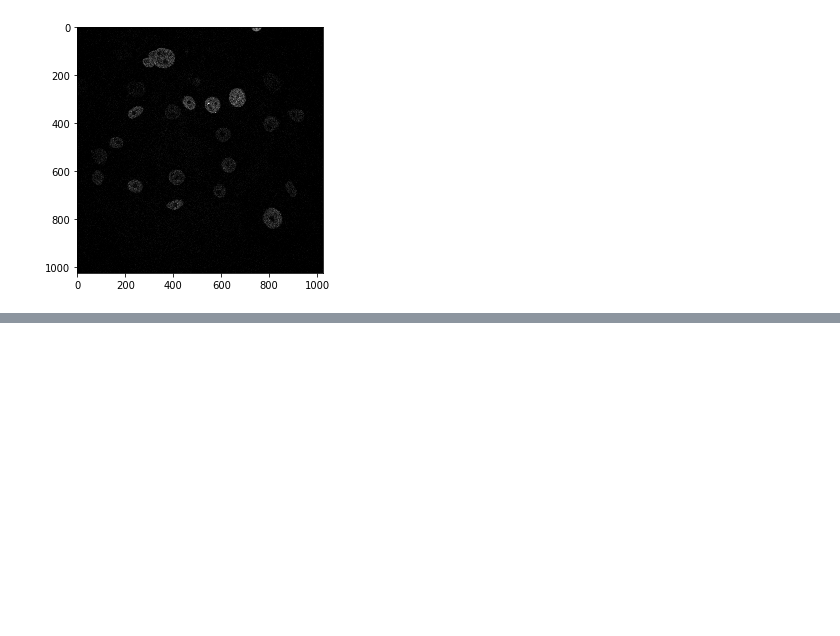
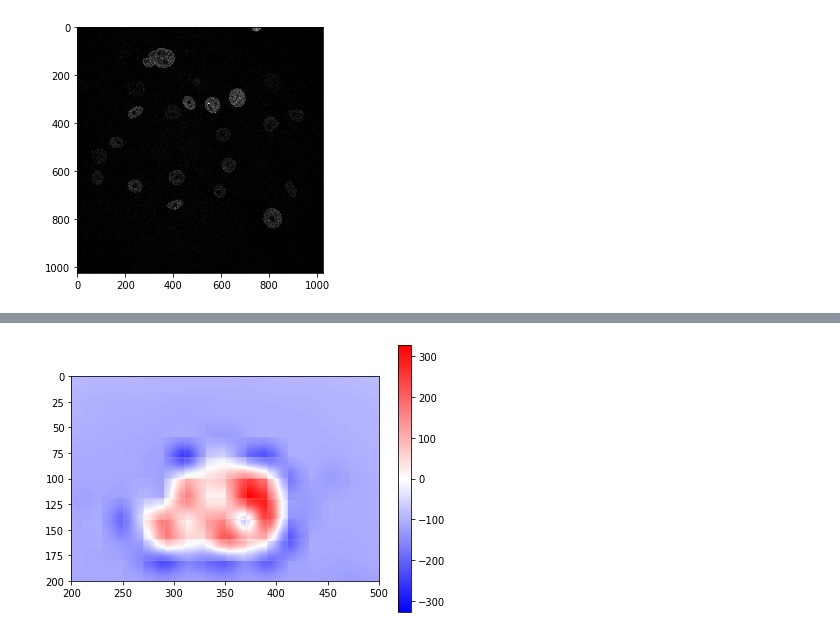
Before and after one commit to BMCV/SuperDSM, a Jupyter notebook: demo.ipynb, the cells around one changed output, grey strips where cells are left out. Cells and saved outputs as stored; diff of their text form; code cells hidden in the pictures; blank space fills up the shorter version.

```diff
--- a/demo.ipynb
+++ b/demo.ipynb
@@ -16,0 +33,3 @@ tight_layout()
+# %%
+roi = gocell.surface.Surface(g.model.shape, g.model, mask=mask)
+J, result = gocell.modelfit.modelfit(g, roi, t, 2., True, bg_radius=100)
@@ -16,0 +54,12 @@ tight_layout()
+# %%
+smap = full(g_raw.shape, nan)
+#smap[roi.mask] = J.smooth_mat @ result.ξ
+smap[roi.mask] = result.s(J.x, J.smooth_mat)
+imshow(smap, 'bwr')
+colorbar()
+clim(-np.nanmax(smap), +np.nanmax(smap))
+xlim(200, 500)
+ylim(200, 0)
+tight_layout()
+# %% [output]
+[figure, added]
```
Also changed, not shown: parts of 15 cells of this notebook, 3 other files.
